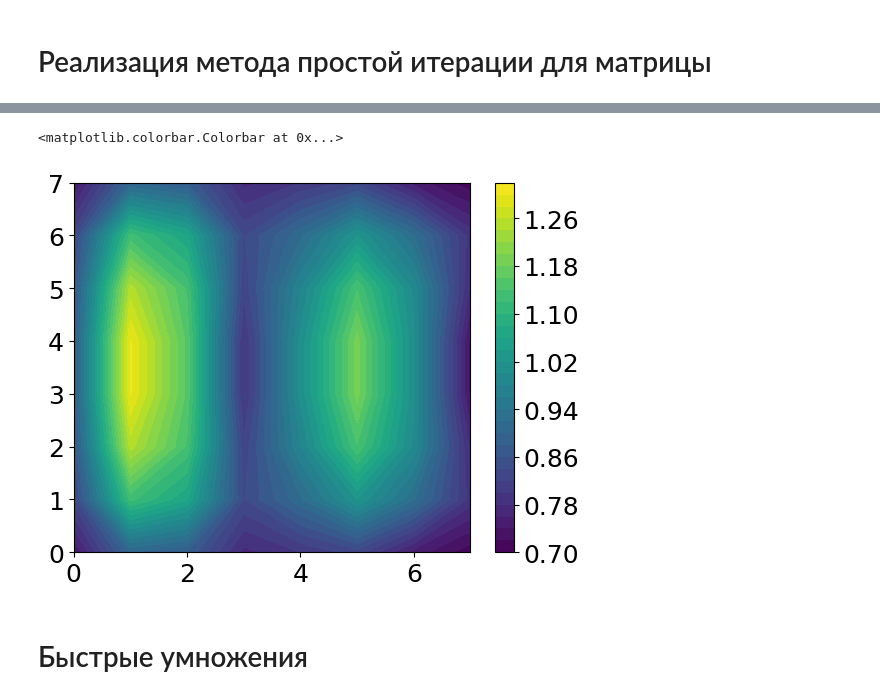
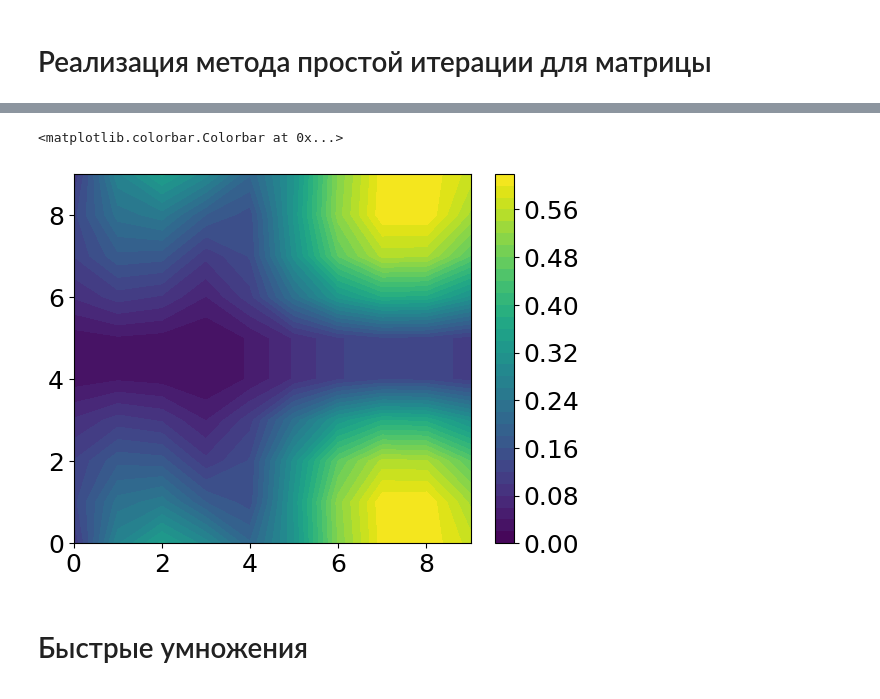
Before and after one commit to qwerty29544/electrodynamics, a Jupyter notebook: src/KernelSpectre.ipynb, the cells around one changed output, grey strips where cells are left out. Cells and saved outputs as stored; diff of their text form; code cells hidden in the pictures.

```diff
--- a/src/KernelSpectre.ipynb
+++ b/src/KernelSpectre.ipynb
@@ -14,11 +14,11 @@ import scipy as sp
 # %%
 def make_grid(N, L, center, **kwargs):
     """
-    :param N: список из трех элементов [n_1, n_2, n_3] целых чисел, числа ячеек
+    :param N: список из трех элементов [n_3, n_2, n_1] целых чисел, числа ячеек
     дискретизации объемной области решения системой прямоугольных параллелепипедов
-    :param L: список из трех элементов [l_1, l_2, l_3] вещественных чисел, длины
+    :param L: список из трех элементов [l_3, l_2, l_1] вещественных чисел, длины
     дисркетизируемой объемной области решения по каждой из направления декартовой сетки координат
-    :param center: список трех элементов [с_1, с_2, с_3] вещественных чисел расположения центра
+    :param center: список трех элементов [с_3, с_2, с_1] вещественных чисел расположения центра
     объемной области решения в трехмерной системы координат для вариации расположения области решения
 
     :return: (grid, volume), где grid - сетка в трехмерной системе координат с узловыми точками
@@ -41,14 +41,14 @@ def make_grid(N, L, center, **kwargs):
     y = (y[1:] + y[:-1])/2
     z = (z[1:] + z[:-1])/2
 
-    # Сетка - трехмерный тензор, вытянутый в строку размером n*m*k
-    grid = np.array(np.meshgrid(x, y, z, indexing='xy')).T.reshape(-1, 3)[:, [1, 0, 2]]
+    # Сетка - трехмерный тензор, вытянутый в строку размером n_3*n_2*n_1
+    grid = np.array(np.meshgrid(x, y, z, indexing='ij')).T.reshape(-1, 3)
 
     return grid, volume
 # %% [markdown]
 # Функция определения матрицы диэлектрической проницаемости среды
 # %%
-def step_dielectric_3d(grid,
+def step_dielectric(grid,
                        eps_real,
                        eps_imag,
                        x1_bounds,
@@ -77,7 +77,7 @@ def step_dielectric_3d(grid,
     return eps, indexes
 
 
-def ellipsis_dielectric_3d(grid,
+def ellipsis_dielectric(grid,
                            eps_real,
                            eps_imag,
                            center,
@@ -100,7 +100,7 @@ def ellipsis_dielectric_3d(grid,
     return eps, indexes
 
 
-def apply_dielectric_3d(grid,
+def apply_dielectric(grid,
                         eps_vec=None, **kwargs):
     if eps_vec is None:
         eps_vec = [
@@ -133,14 +133,14 @@ def apply_dielectric_3d(grid,
     indexes = np.zeros(grid.shape[0], dtype=bool)
     for num, element in enumerate(eps_vec):
         if element.get("type") == "step":
-            eps_d, indexes_d = step_dielectric_3d(grid=grid,
+            eps_d, indexes_d = step_dielectric(grid=grid,
                                                   eps_real=element.get('eps_real'),
                                                   eps_imag=element.get('eps_imag'),
                                                   x1_bounds=element.get('x1_bounds'),
                                                   x2_bounds=element.get('x2_bounds'),
                                                   x3_bounds=element.get('x3_bounds'))
         elif element.get("type") == "ellipsis":
-            eps_d, indexes_d = ellipsis_dielectric_3d(grid=grid,
+            eps_d, indexes_d = ellipsis_dielectric(grid=grid,
                                                       eps_real=element.get('eps_real'),
                                                       eps_imag=element.get('eps_imag'),
                                                       center=element.get('center'),
@@ -456,7 +484,7 @@ grid
 dists = np.linalg.norm(grid[0] - grid, axis=1)
 
 # Ассоциация точкам сетки диэлектрической проницаемости
-eta, ind = apply_dielectric_3d(grid, eps_vec)
+eta, ind = apply_dielectric(grid, eps_vec)
 eta = eta - np.eye(3)[np.newaxis, :, :]
 
 # Расчет блочной операторной матрицы B
@@ -655,8 +681,8 @@ plt.show()
 # %%
-plt.contourf(np.linalg.norm(result_SIMm.reshape(N+[3]), axis=3)[0, :, :].real, 30)
+plt.contourf(np.abs(result_SIMm.reshape(N+[3]))[4, :, :, 0].real, 30)
 plt.colorbar()
 # %% [output]
 <matplotlib.colorbar.Colorbar at 0x...>
-[figure, old version]
+[figure, new version]
 # %% [markdown]
 # Быстрые умножения
```
Also changed, not shown: parts of 48 cells of this notebook.
